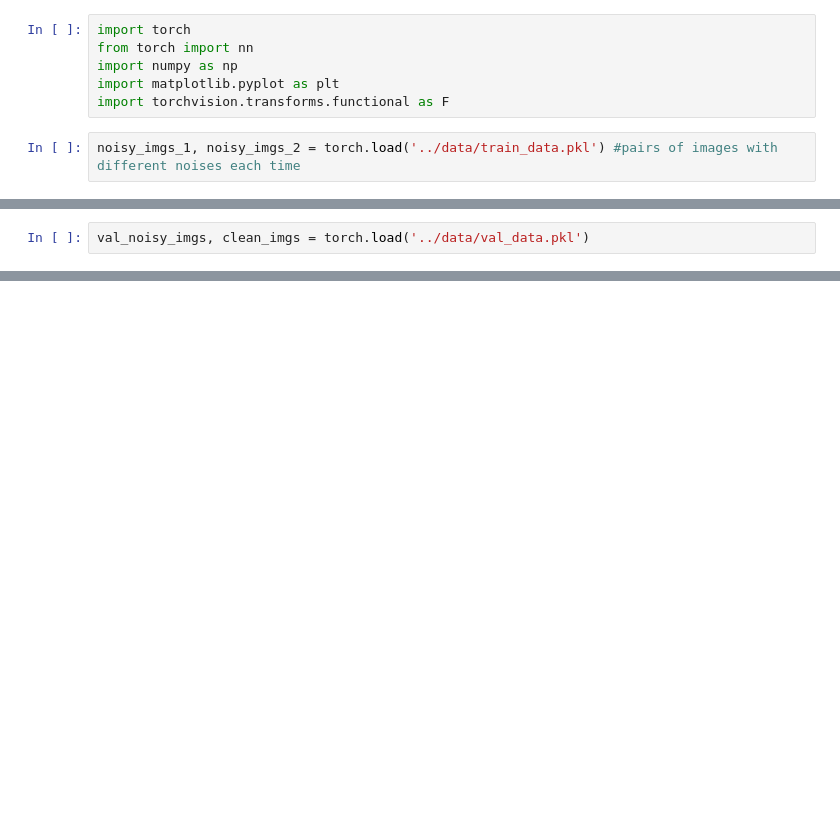
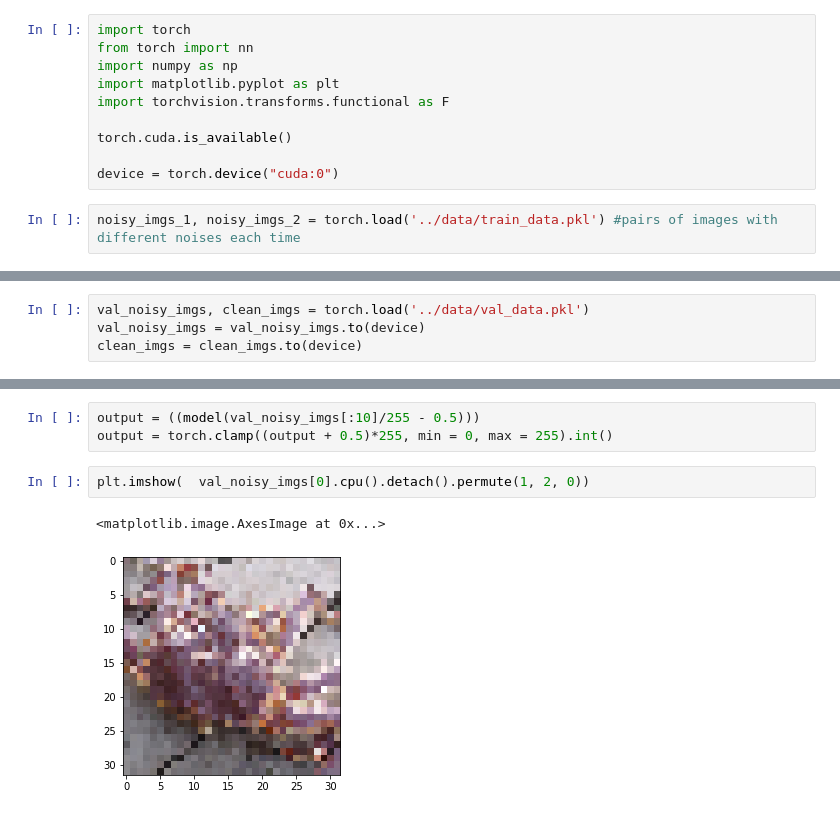
Before and after one commit to AttiaYoussef/DeepLearningProject, a Jupyter notebook: Miniproject_1/Experiments.ipynb, the cells around one changed output, grey strips where cells are left out. Drawn from its saved outputs; the diff is of its cells as text; blank space fills up the shorter version.

```diff
--- a/Miniproject_1/Experiments.ipynb
+++ b/Miniproject_1/Experiments.ipynb
@@ -4,5 +4,9 @@ from torch import nn
 import numpy as np
 import matplotlib.pyplot as plt
 import torchvision.transforms.functional as F
+
+torch.cuda.is_available()
+
+device = torch.device("cuda:0")
 # %%
 noisy_imgs_1, noisy_imgs_2 = torch.load('../data/train_data.pkl') #pairs of images with different noises each time
@@ -13,3 +13,5 @@ noisy_imgs_1.size(0)
 # %%
 val_noisy_imgs, clean_imgs = torch.load('../data/val_data.pkl')
+val_noisy_imgs = val_noisy_imgs.to(device)
+clean_imgs = clean_imgs.to(device)
 # %%
@@ -169,0 +212,8 @@ torch.Size([2, 48, 2, 2])
+# %%
+output = ((model(val_noisy_imgs[:10]/255 - 0.5)))
+output = torch.clamp((output + 0.5)*255, min = 0, max = 255).int()
+# %%
+plt.imshow(  val_noisy_imgs[0].cpu().detach().permute(1, 2, 0))
+# %% [output]
+<matplotlib.image.AxesImage at 0x...>
+[figure, added]
```
Also changed, not shown: parts of 13 cells of this notebook.
